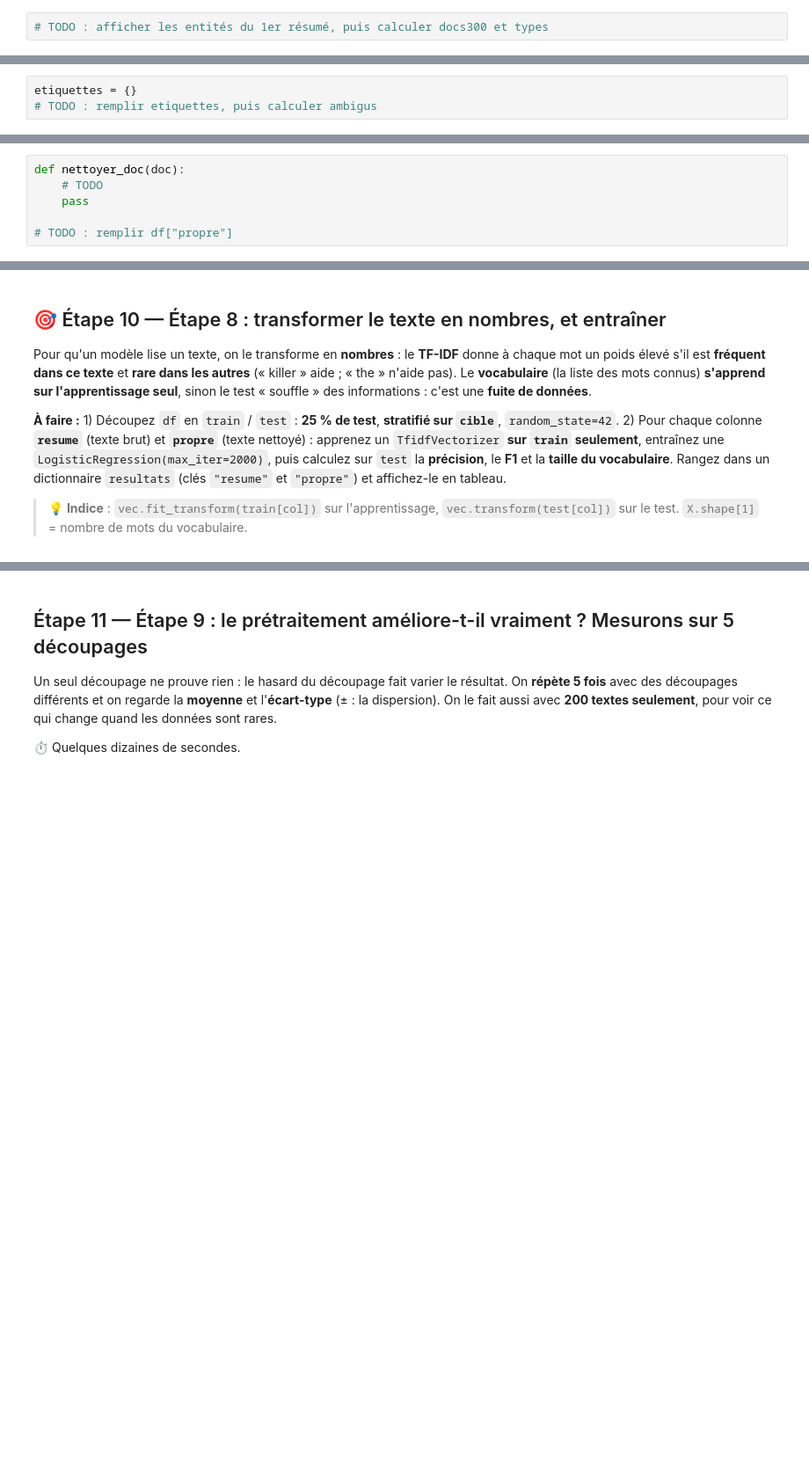
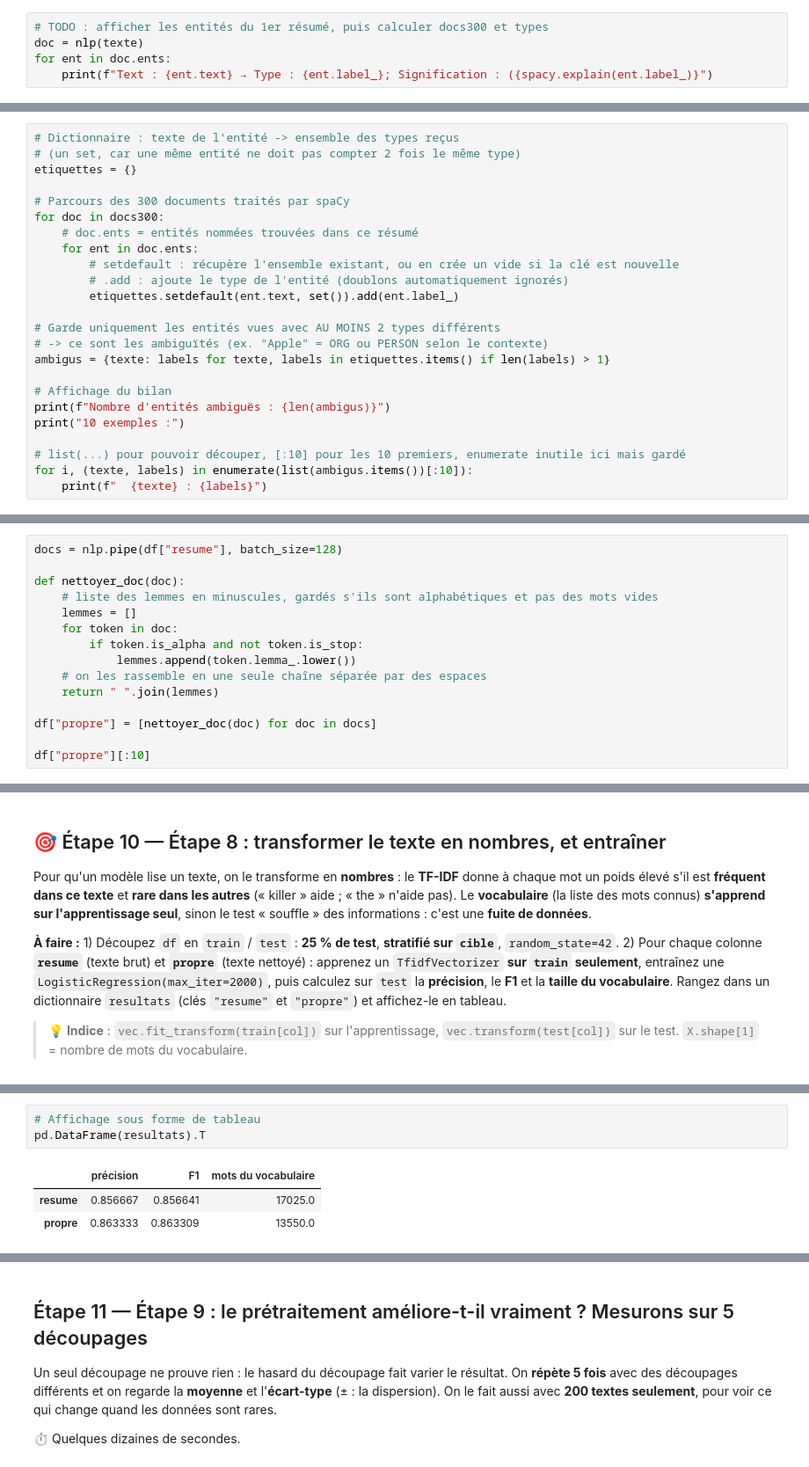
Before and after one commit to TheRealRPI/simplon-DeepLearning_RNN_Moons, a Jupyter notebook: notebooks/tp7_texte_nlp.ipynb, the cells around one changed output, grey strips where cells are left out. Shown at 88% size. Cells and saved outputs as stored; diff of their text form; blank space fills up the shorter version.

```diff
--- a/notebooks/tp7_texte_nlp.ipynb
+++ b/notebooks/tp7_texte_nlp.ipynb
@@ -131,3 +214,6 @@ Une **entité nommée** est un nom propre de personne, de lieu, d'organisation,
 > 💡 **Indice** : `for ent in doc.ents:` donne `ent.text` et `ent.label_`. `spacy.explain("GPE")` donne la signification. `nlp.pipe(liste_de_textes, batch_size=64)` traite beaucoup de textes plus vite qu'un par un.
 # %%
 # TODO : afficher les entités du 1er résumé, puis calculer docs300 et types
+doc = nlp(texte)
+for ent in doc.ents:
+    print(f"Text : {ent.text} → Type : {ent.label_}; Signification : ({spacy.explain(ent.label_)}")
@@ -142,5 +271,26 @@ Une extraction automatique n'est **pas parfaite** : un même nom peut recevoir *
 
 > 💡 **Indice** : `etiquettes.setdefault(ent.text, set()).add(ent.label_)`.
 # %%
+# Dictionnaire : texte de l'entité -> ensemble des types reçus
+# (un set, car une même entité ne doit pas compter 2 fois le même type)
 etiquettes = {}
-# TODO : remplir etiquettes, puis calculer ambigus
+
+# Parcours des 300 documents traités par spaCy
+for doc in docs300:
+    # doc.ents = entités nommées trouvées dans ce résumé
+    for ent in doc.ents:
+        # setdefault : récupère l'ensemble existant, ou en crée un vide si la clé est nouvelle
+        # .add : ajoute le type de l'entité (doublons automatiquement ignorés)
+        etiquettes.setdefault(ent.text, set()).add(ent.label_)
+
+# Garde uniquement les entités vues avec AU MOINS 2 types différents
+# -> ce sont les ambiguïtés (ex. "Apple" = ORG ou PERSON selon le contexte)
+ambigus = {texte: labels for texte, labels in etiquettes.items() if len(labels) > 1}
+
+# Affichage du bilan
+print(f"Nombre d'entités ambiguës : {len(ambigus)}")
+print("10 exemples :")
+
+# list(...) pour pouvoir découper, [:10] pour les 10 premiers, enumerate inutile ici mais gardé
+for i, (texte, labels) in enumerate(list(ambigus.items())[:10]):
+    print(f"  {texte} : {labels}")
@@ -162,8 +327,17 @@ On assemble tout : un texte brut entre, un **texte propre** sort, en minuscules,
 
 > 💡 **Indice** : `nlp.pipe(df["resume"], batch_size=128)` donne les documents un par un. Les attributs : `token.lemma_`, `token.is_alpha`, `token.is_stop`.
 # %%
+docs = nlp.pipe(df["resume"], batch_size=128)
+
 def nettoyer_doc(doc):
-    # TODO
-    pass
+    # liste des lemmes en minuscules, gardés s'ils sont alphabétiques et pas des mots vides
+    lemmes = []
+    for token in doc:
+        if token.is_alpha and not token.is_stop:
+            lemmes.append(token.lemma_.lower())
+    # on les rassemble en une seule chaîne séparée par des espaces
+    return " ".join(lemmes)
 
-# TODO : remplir df["propre"]
+df["propre"] = [nettoyer_doc(doc) for doc in docs]
+
+df["propre"][:10]
@@ -192,3 +428,10 @@ Pour qu'un modèle lise un texte, on le transforme en **nombres** : le **TF-IDF*
+# %%
+# Affichage sous forme de tableau
+pd.DataFrame(resultats).T
+# %% [output]
+|  | précision | F1 | mots du vocabulaire |
+| resume | 0.856667 | 0.856641 | 17025.0 |
+| propre | 0.863333 | 0.863309 | 13550.0 |
 # %%
 # ✅ Contrôle (ne pas modifier)
 controle(len(train) == 1800 and 0.7 < resultats['resume']['précision'] < 0.95 and resultats['propre']['mots du vocabulaire'] < resultats['resume']['mots du vocabulaire'], 'Comparaison faite : vocabulaire réduit à %d mots' % resultats['propre']['mots du vocabulaire'], 'Attendu : 1800 textes d\'apprentissage, précisions entre 0.7 et 0.95, vocabulaire réduit après nettoyage')
```
Also changed, not shown: parts of 26 cells of this notebook.
